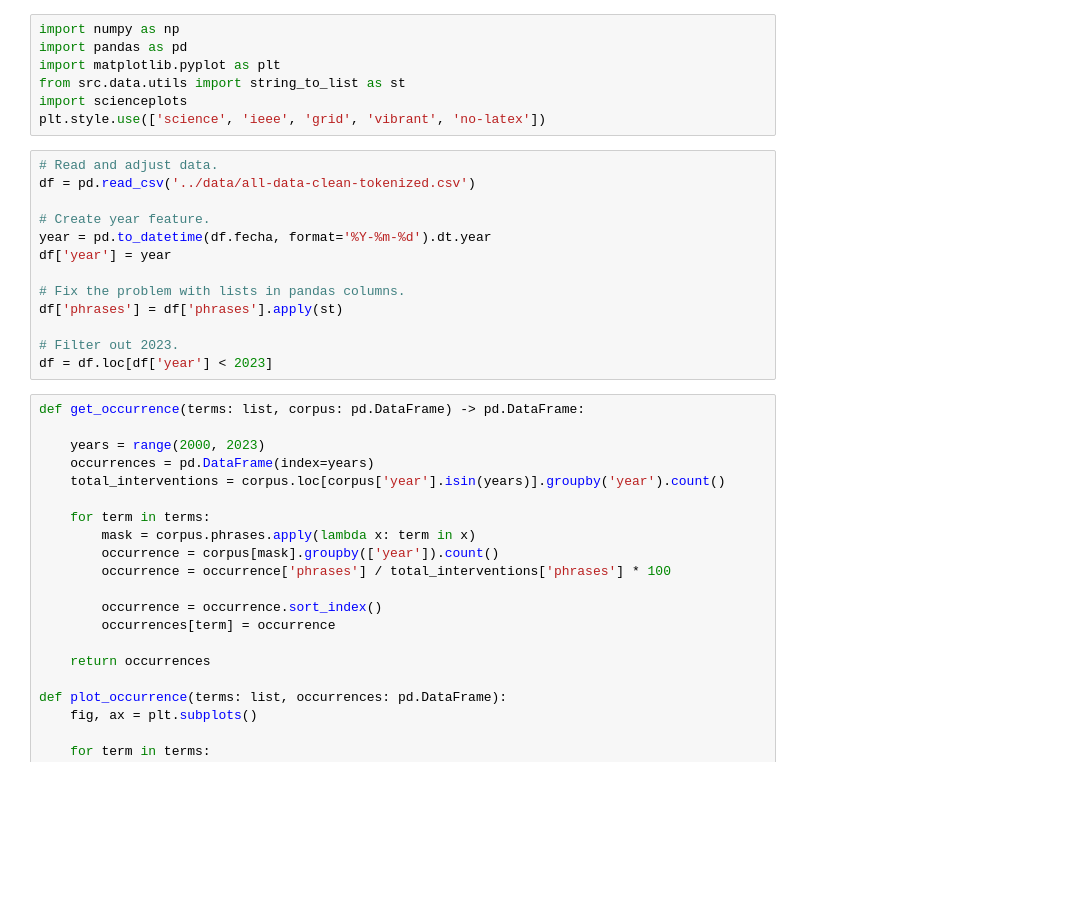
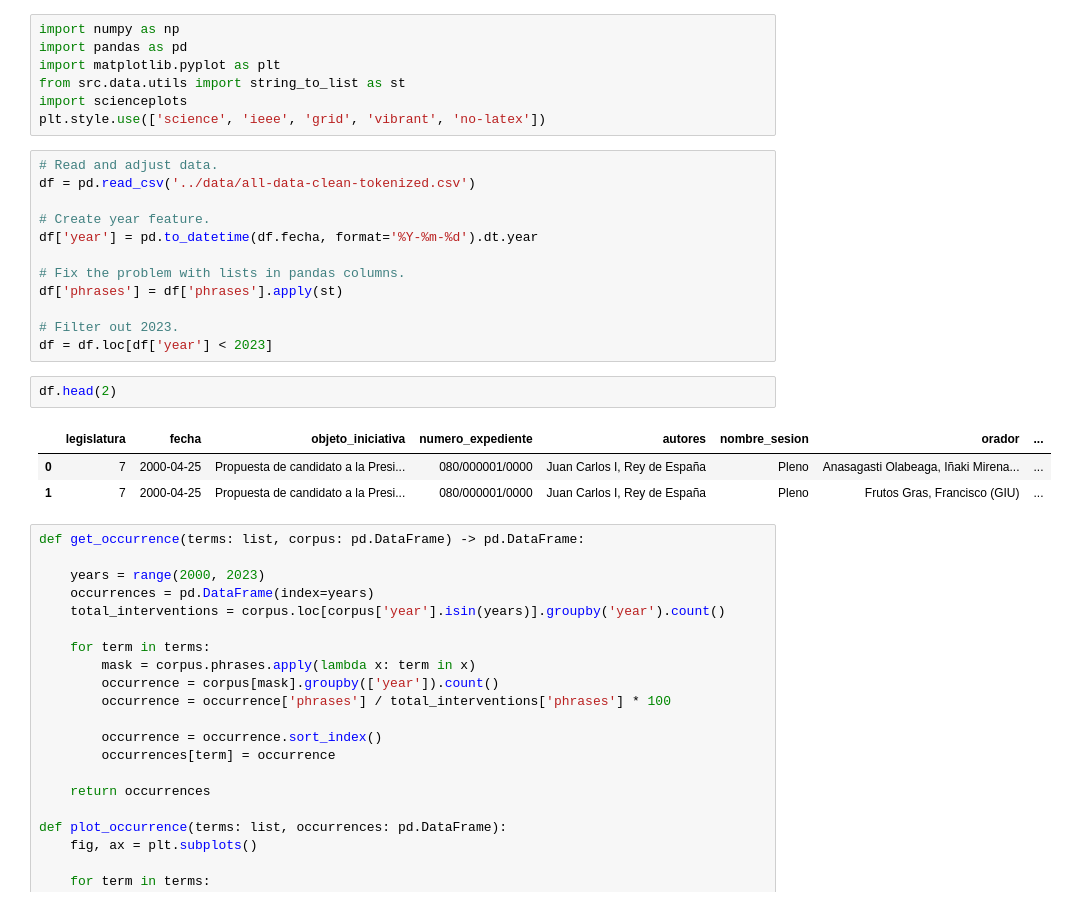
Before and after one commit to dibuja/polarisation-nlp, a Jupyter notebook: notebooks/term_occurrence.ipynb, the cells around one changed output. Cells and saved outputs as stored; diff of their text form; blank space fills up the shorter version.

```diff
--- a/notebooks/term_ocurrence.ipynb
+++ b/notebooks/term_occurrence.ipynb
@@ -12,14 +12,19 @@ plt.style.use(['science', 'ieee', 'grid', 'vibrant', 'no-latex'])
 df = pd.read_csv('../data/all-data-clean-tokenized.csv')
 
 # Create year feature.
-year = pd.to_datetime(df.fecha, format='%Y-%m-%d').dt.year
-df['year'] = year
+df['year'] = pd.to_datetime(df.fecha, format='%Y-%m-%d').dt.year
 
 # Fix the problem with lists in pandas columns.
 df['phrases'] = df['phrases'].apply(st)
 
 # Filter out 2023.
 df = df.loc[df['year'] < 2023]
+# %%
+df.head(2)
+# %% [output]
+|  | legislatura | fecha | objeto_iniciativa | numero_expediente | autores | nombre_sesion | orador | ... |
+| 0 | 7 | 2000-04-25 | Propuesta de candidato a la Presi... | 080/000001/0000 | Juan Carlos I, Rey de España | Pleno | Anasagasti Olabeaga, Iñaki Mirena... | ... |
+| 1 | 7 | 2000-04-25 | Propuesta de candidato a la Presi... | 080/000001/0000 | Juan Carlos I, Rey de España | Pleno | Frutos Gras, Francisco (GIU) | ... |
 # %%
 def get_occurrence(terms: list, corpus: pd.DataFrame) -> pd.DataFrame:
 
```
Also changed, not shown: 14 other files.
